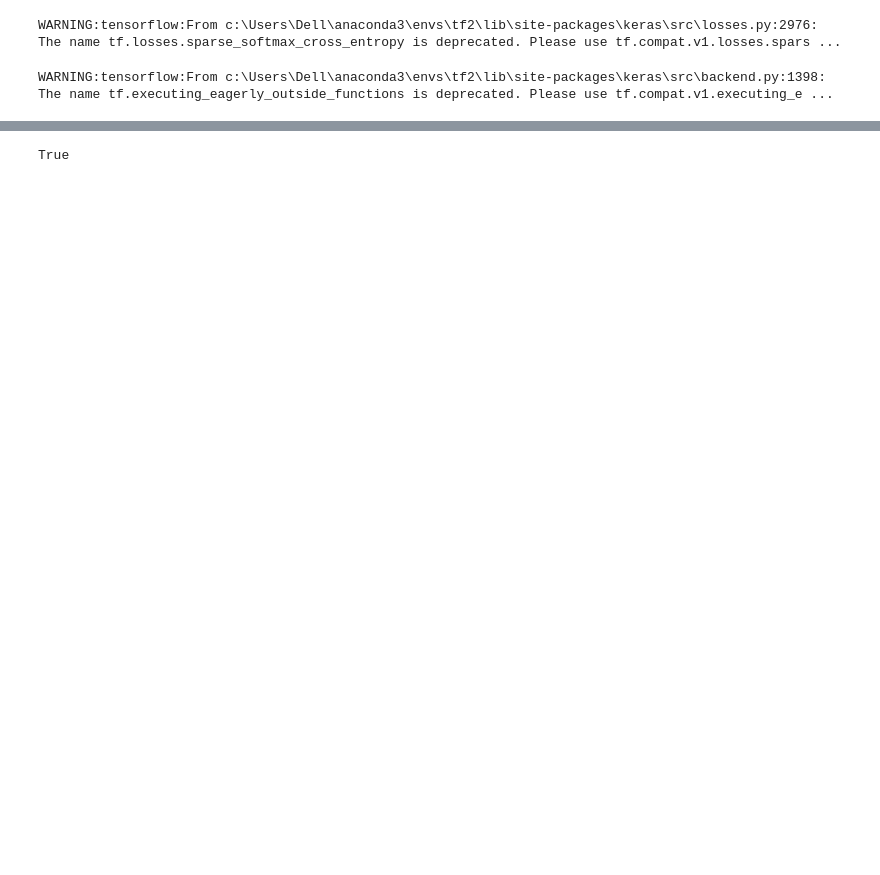
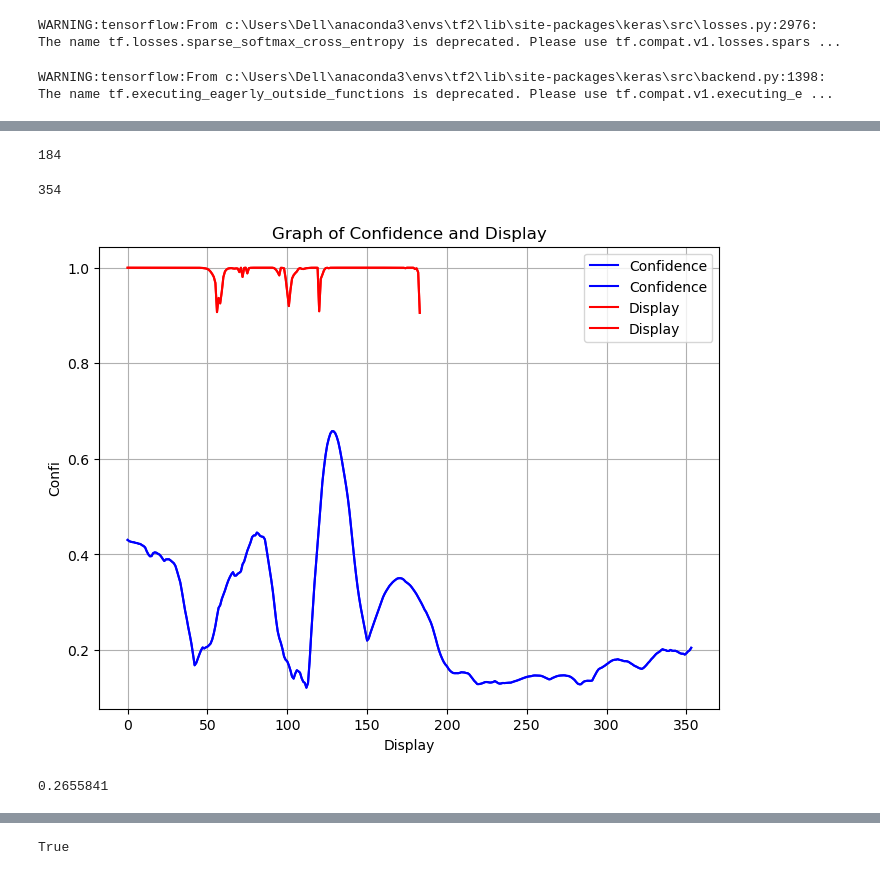
Before and after one commit to nimesh69/Hand-Gesture-Recognition, a Jupyter notebook: test.ipynb, the cells around one changed output, grey strips where cells are left out. Saved outputs shown, nothing was run; the diff lists cells and outputs as text; code cells hidden in the pictures; blank space fills up the shorter version.

```diff
--- a/test.ipynb
+++ b/test.ipynb
@@ -144,0 +265,8 @@ Predicted Action: Oxygen
+# %%
+len(np.load('D:\Hand Gesture Recognition\display.npy'))
+# %% [output]
+184
+# %%
+len(np.load('D:\Hand Gesture Recognition\confi.npy'))
+# %% [output]
+354
@@ -144,0 +308,33 @@ Predicted Action: Oxygen
+# %%
+import numpy as np
+import matplotlib.pyplot as plt
+
+# Load data from confi.npy and display.npy
+confi_data = np.load('confi.npy')
+display_data = np.load('display.npy')
+
+# Extract x and y coordinates for confi.npy
+confi_x = np.arange(len(confi_data))  # Generating x values as indices
+confi_y = confi_data[:, 0]  # Using the only value available
+
+# Extract x and y coordinates for display.npy
+display_x = np.arange(len(display_data))  # Generating x values as indices
+display_y = display_data[:, 0]  # Using the only value available
+
+# Plot both graphs in the same figure
+plt.figure(figsize=(8, 6))
+
+# Plot graph for confi.npy
+plt.plot(confi_x, confi_y, label='Confidence', color='blue')
+
+# Plot graph for display.npy
+plt.plot(display_x, display_y, label='Display', color='red')
+
+plt.xlabel('Display')
+plt.ylabel('Confi')
+plt.title('Graph of Confidence and Display')
+plt.legend()
+plt.grid(True)
+plt.show()
+# %% [output]
+[figure, added]
@@ -145,3 +344,7 @@ Predicted Action: Oxygen
+# %%
+max(res)
+# %% [output]
+0.2655841
 # %%
 np.unique(predictions[-10:])[0]
 # %% [output]
```
Also changed, not shown: parts of 17 cells of this notebook.
